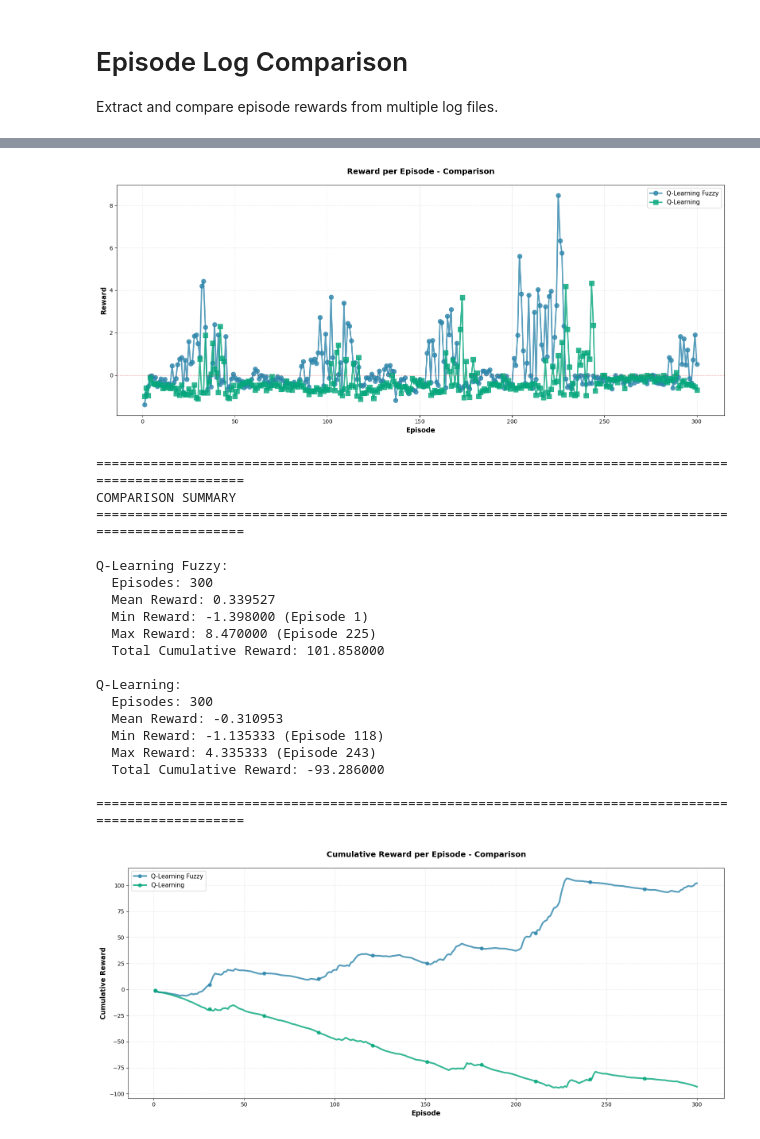
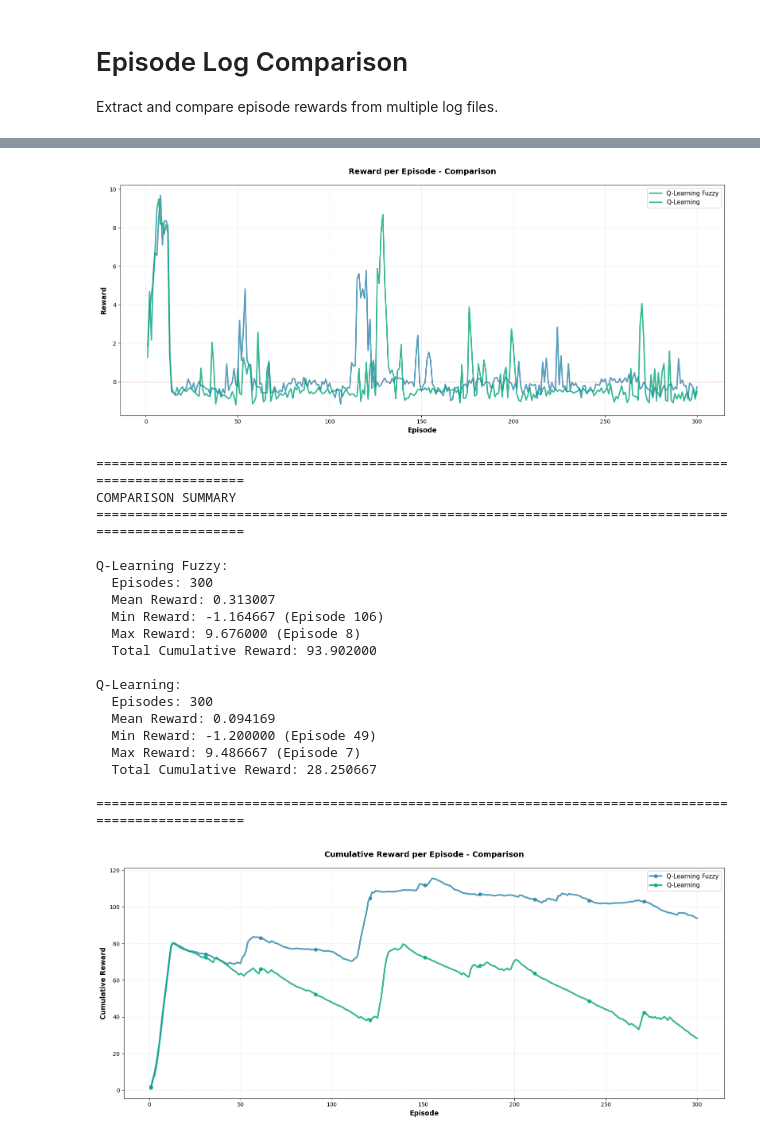
Before and after one commit to indrabrata/autoscaling-k8s-reinforcement-learning, a Jupyter notebook: analysis/log.ipynb, the cells around one changed output, grey strips where cells are left out. Saved outputs shown, nothing was run; the diff lists cells and outputs as text; code cells hidden in the pictures.

```diff
--- a/analysis/log.ipynb
+++ b/analysis/log.ipynb
@@ -8,8 +8,8 @@ import matplotlib.pyplot as plt
 
 # Specify the log files to compare
 log_files = [
-    'logs/06-01-2026/kubernetes_agent_2026-01-01-10-40-qfuzzy.log',
-    'logs/06-01-2026/kubernetes_agent_2026-01-01-10-40-qlearning.log'
+    r'logs\03-02-2026\q-fuzzy.log',
+    r'logs\03-02-2026\q.log'
 ]
 
 # Labels for each log (will be shown in legend)
@@ -43,7 +43,7 @@ for idx, log_file in enumerate(log_files):
     print()
 
     try:
-        with open(log_file, 'r') as f:
+        with open(log_file, 'r', encoding='utf-8') as f:
             for line in f:
                 match = re.search(pattern, line)
                 if match:
@@ -112,15 +112,12 @@ if any(data['episodes'] for data in all_data):
 
     # Define colors for each line
     colors = ['#2E86AB', '#06A77D', '#F18F01', '#D62828', '#A23B72']
-    markers = ['o', 's', '^', 'D', 'v']
 
     # Plot each log file's data
     for idx, data in enumerate(all_data):
         if data['episodes']:
             ax.plot(data['episodes'], data['rewards'],
-                   marker=markers[idx % len(markers)],
                    linewidth=2.5,
-                   markersize=8,
                    color=colors[idx % len(colors)],
                    label=data['label'],
                    alpha=0.8)
@@ -129,51 +126,51 @@ if any(data['episodes'] for data in all_data):
     ax.set_ylabel('Reward', fontsize=12, fontweight='bold')
     ax.set_title('Reward per Episode - Comparison', fontsize=14, fontweight='bold', pad=20)
     ax.grid(True, alpha=0.3, linestyle='--')
     ax.legend(loc='best', fontsize=11, framealpha=0.9)
 
     # Add zero line for reference
     ax.axhline(y=0, color='red', linestyle='--', alpha=0.3, linewidth=1)
 
     plt.tight_layout()
     plt.show()
 
     # Print comparison statistics
     print("\n" + "="*100)
     print("COMPARISON SUMMARY")
     print("="*100)
 
     for data in all_data:
         if data['episodes']:
             print(f"\n{data['label']}:")
             print(f"  Episodes: {len(data['episodes'])}")
             print(f"  Mean Reward: {sum(data['rewards'])/len(data['rewards']):.6f}")
             print(f"  Min Reward: {min(data['rewards']):.6f} (Episode {data['episodes'][data['rewards'].index(min(data['rewards']))]})")
             print(f"  Max Reward: {max(data['rewards']):.6f} (Episode {data['episodes'][data['rewards'].index(max(data['rewards']))]})")
             print(f"  Total Cumulative Reward: {sum(data['rewards']):.6f}")
 
     print("\n" + "="*100)
 
 else:
     print("No episode data to visualize.")
 # %% [output]
-[figure, old version]
+[figure, new version]
 ====================================================================================================
 COMPARISON SUMMARY
 ====================================================================================================
 
 Q-Learning Fuzzy:
   Episodes: 300
-  Mean Reward: 0.339527
-  Min Reward: -1.398000 (Episode 1)
-  Max Reward: 8.470000 (Episode 225)
-  Total Cumulative Reward: 101.858000
+  Mean Reward: 0.313007
+  Min Reward: -1.164667 (Episode 106)
+  Max Reward: 9.676000 (Episode 8)
+  Total Cumulative Reward: 93.902000
 
 Q-Learning:
   Episodes: 300
-  Mean Reward: -0.310953
-  Min Reward: -1.135333 (Episode 118)
-  Max Reward: 4.335333 (Episode 243)
-  Total Cumulative Reward: -93.286000
+  Mean Reward: 0.094169
+  Min Reward: -1.200000 (Episode 49)
+  Max Reward: 9.486667 (Episode 7)
+  Total Cumulative Reward: 28.250667
 
 ====================================================================================================
 # %%
@@ -185,6 +182,7 @@ if any(data['episodes'] for data in all_data):
 
     for idx, data in enumerate(all_data):
         if data['episodes']:
+
             # Calculate cumulative reward
             cumulative_rewards = []
             total = 0
@@ -210,4 +208,4 @@ if any(data['episodes'] for data in all_data):
     plt.tight_layout()
     plt.show()
 # %% [output]
-[figure, old version]
+[figure, new version]
```
Also changed, not shown: parts of 2 cells of this notebook, 5 other files.
